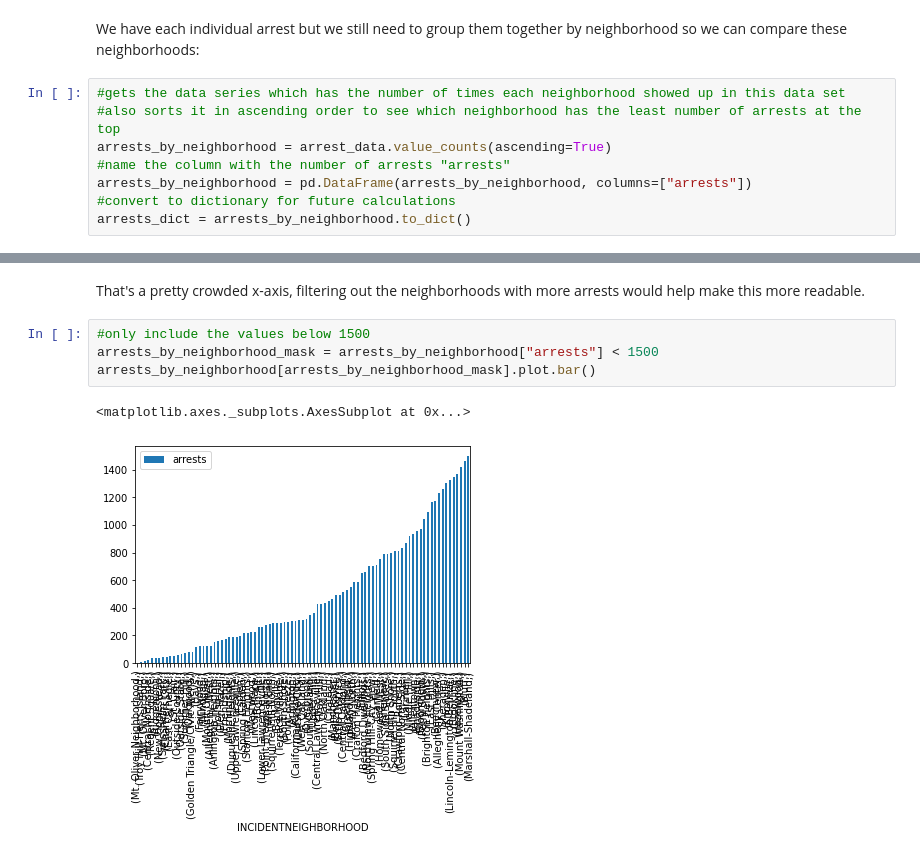
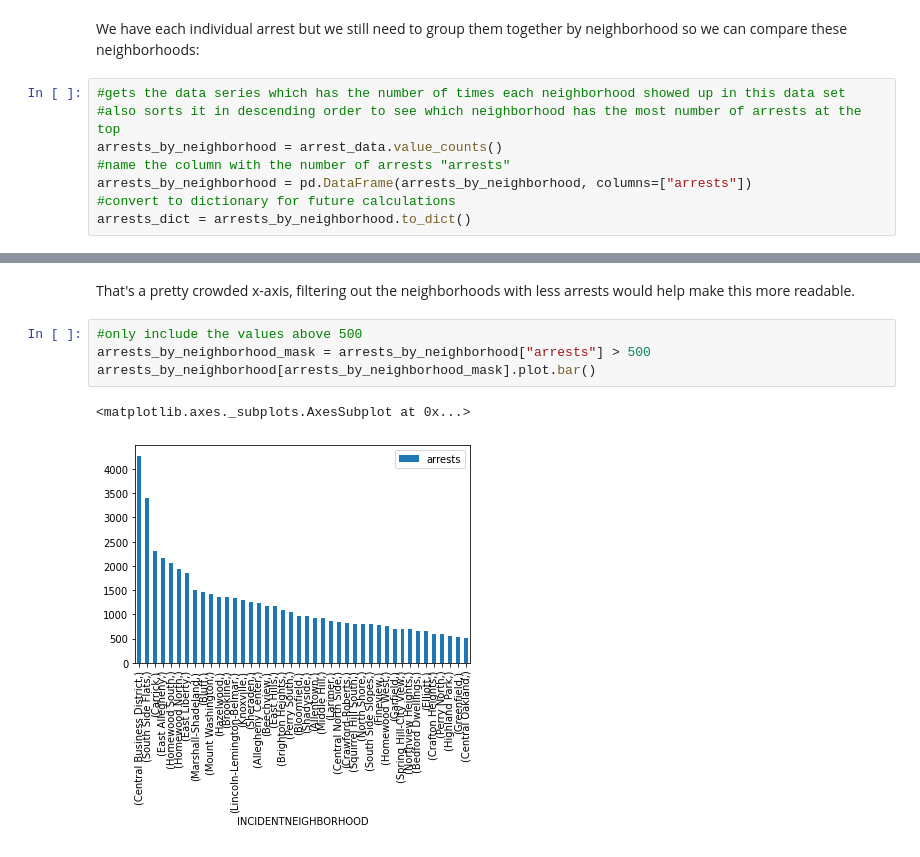
Before and after one commit to ALY48CS/Big-Ideas-Final-Project, a Jupyter notebook: amg506-notebook.ipynb, the cells around one changed output, grey strips where cells are left out. Saved outputs shown, nothing was run; the diff lists cells and outputs as text.

```diff
--- a/amg506-notebook.ipynb
+++ b/amg506-notebook.ipynb
@@ -59,8 +59,8 @@ arrest_data
 We have each individual arrest but we still need to group them together by neighborhood so we can compare these neighborhoods:
 # %%
 #gets the data series which has the number of times each neighborhood showed up in this data set
-#also sorts it in ascending order to see which neighborhood has the least number of arrests at the top
-arrests_by_neighborhood = arrest_data.value_counts(ascending=True)
+#also sorts it in descending order to see which neighborhood has the most number of arrests at the top
+arrests_by_neighborhood = arrest_data.value_counts()
 #name the column with the number of arrests "arrests"
 arrests_by_neighborhood = pd.DataFrame(arrests_by_neighborhood, columns=["arrests"])
 #convert to dictionary for future calculations
@@ -76,10 +76,10 @@ arrests_by_neighborhood.plot.bar()
 # %% [markdown]
-That's a pretty crowded x-axis, filtering out the neighborhoods with more arrests would help make this more readable.
+That's a pretty crowded x-axis, filtering out the neighborhoods with less arrests would help make this more readable.
 # %%
-#only include the values below 1500
-arrests_by_neighborhood_mask = arrests_by_neighborhood["arrests"] < 1500
+#only include the values above 500
+arrests_by_neighborhood_mask = arrests_by_neighborhood["arrests"] > 500
 arrests_by_neighborhood[arrests_by_neighborhood_mask].plot.bar()
 # %% [output]
 <matplotlib.axes._subplots.AxesSubplot at 0x...>
-[figure, old version]
+[figure, new version]
 # %% [markdown]
```
Also changed, not shown: parts of 8 cells of this notebook.
